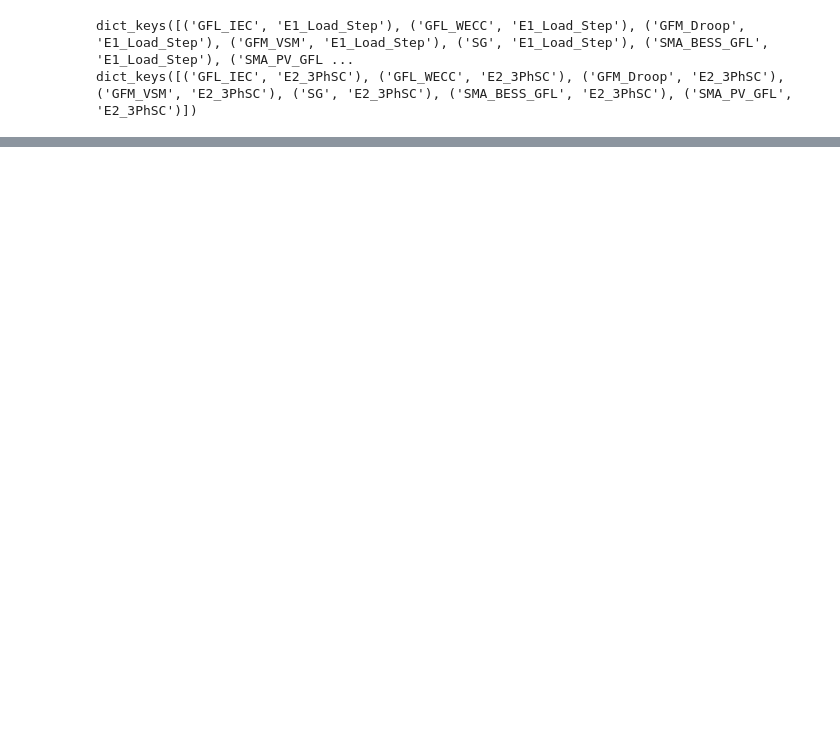
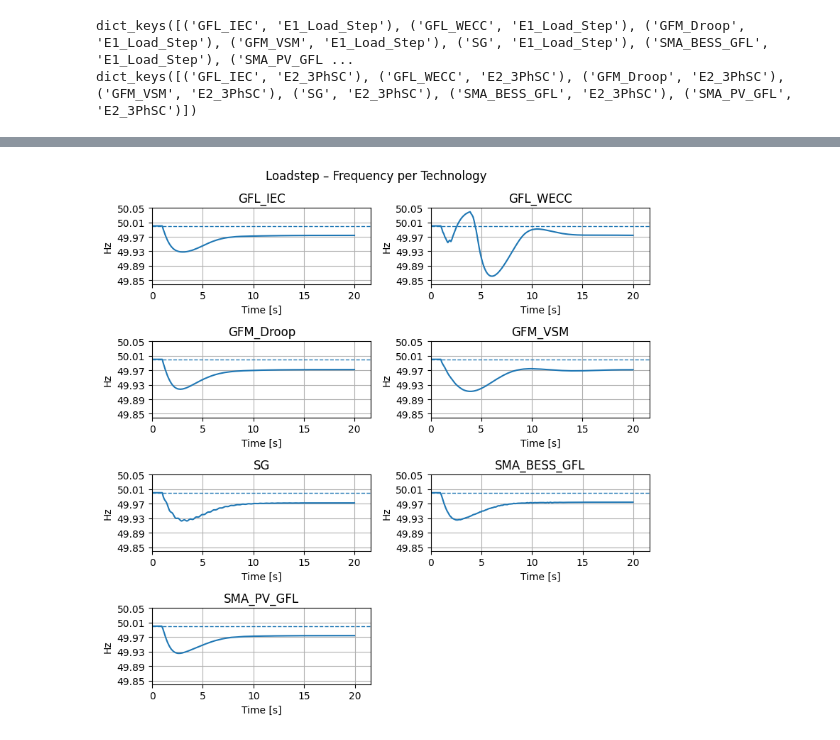
Before and after one commit to marioataveraleon/Thesis, a Jupyter notebook: Scripts/kpis.ipynb, the cells around one changed output, grey strips where cells are left out. Drawn from its saved outputs; the diff is of its cells as text; code cells hidden in the pictures; blank space fills up the shorter version.

```diff
--- a/Scripts/kpis.ipynb
+++ b/Scripts/kpis.ipynb
@@ -704,6 +815,0 @@ Positive Sequence current Maximum: 1.0477
-# %%
-for (tech,fault),df in three_ph_scs.items():
-    plot_signal_from_df(df,colmap,"t","V","Voltage","V p.u.",tech)
-    plot_signal_from_df(df,colmap,"t","P","Active Power","MW",tech)
-    plot_signal_from_df(df,colmap,"t","Ipos","Positive Sequence current","I p.u.",tech)
-    plot_signal_from_df(df,colmap,"t","Q","Reactive Power","MVAr",tech)
@@ -724,3 +815,0 @@ for (tech,fault),df in three_ph_scs.items():
-# %%
-for (tech,fault),df in three_ph_scs.items():
-    plot_signal_from_df(df,colmap,"t","V","Voltage","V",tech)
@@ -832,9 +831,9 @@ for (technology,fault), df in loadsteps.items():
            "Change in Active Power [MW]": deltaP,"Max change in Active Power [MW]":P_max
            }
     rows.append(row)
-    plot_signal_from_df(df_100,colmap,"t","f","Frequency [Hz]","Hz",technology)
-    plot_signal_from_df(df,colmap,"t","P","Active Power","MW",technology)
-    plot_signal(trocof,dfdt,"RoCoF","Hz/s",technology)
+    # plot_signal_from_df(df_100,colmap,"t","f","Frequency [Hz]","Hz",technology)
+    # plot_signal_from_df(df,colmap,"t","P","Active Power","MW",technology)
+    # plot_signal(trocof,dfdt,"RoCoF","Hz/s",technology)
 
 loadstep_analysis = pd.DataFrame(rows)
 loadstep_analysis.head()
@@ -900,0 +1013,36 @@ TypeError: kpi_Vmin_fault() takes 2 positional arguments but 4 were given
+# %%
+
+keys = list(loadsteps.keys())
+n = n = (len(keys) + 1) // 2
+
+fig, axs = plt.subplots(n, 2, figsize=(8, 2*n), sharex=False)
+axs = axs.flatten()
+
+# If only 1 tech, axs is not iterable → fix:
+if n == 1:
+    axs = [axs]
+
+for i, key in enumerate(keys):
+    tech,case = key
+    df = loadsteps[key]
+    df = to_10Hz_reporting_rate(df)
+    axs[i].plot(df["Time in s"],df["Electrical Frequency in Hz"])
+    axs[i].set_title(tech)
+    axs[i].set_xlabel("Time [s]")
+    axs[i].set_ylabel("Hz")
+    axs[i].set_xlim(left=0)
+    axs[i].grid(True)
+    axs[i].axhline(50, linestyle='--', linewidth=1)
+    axs[i].set_yticks(np.arange(49.85,50.1,0.04))
+    axs[i].set_ylim(49.84, 50.05)
+
+for j in range(len(keys), len(axs)):
+    fig.delaxes(axs[j])
+
+axs[-1].set_xlabel("Time [s]")
+fig.suptitle("Loadstep – Frequency per Technology")
+
+plt.tight_layout()
+plt.show()
+# %% [output]
+[figure, added]
```
Also changed, not shown: parts of 19 cells of this notebook.
